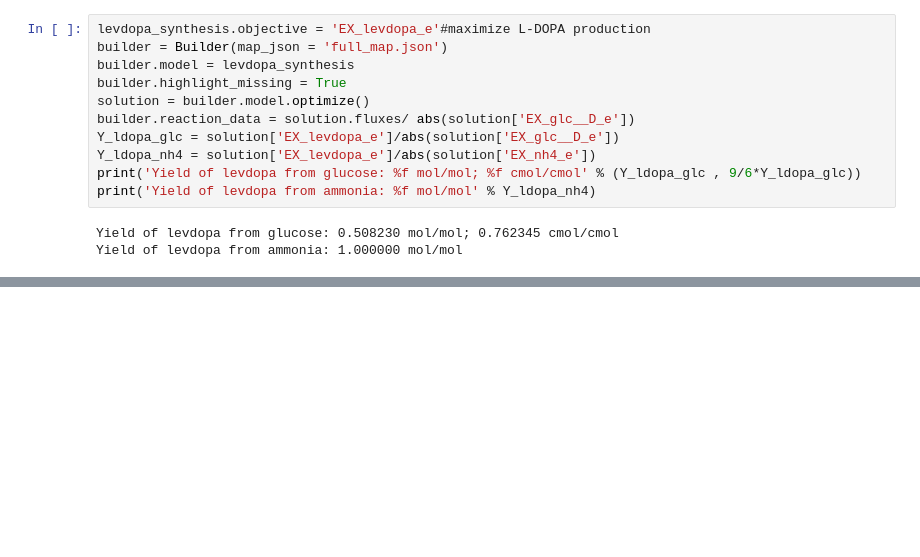
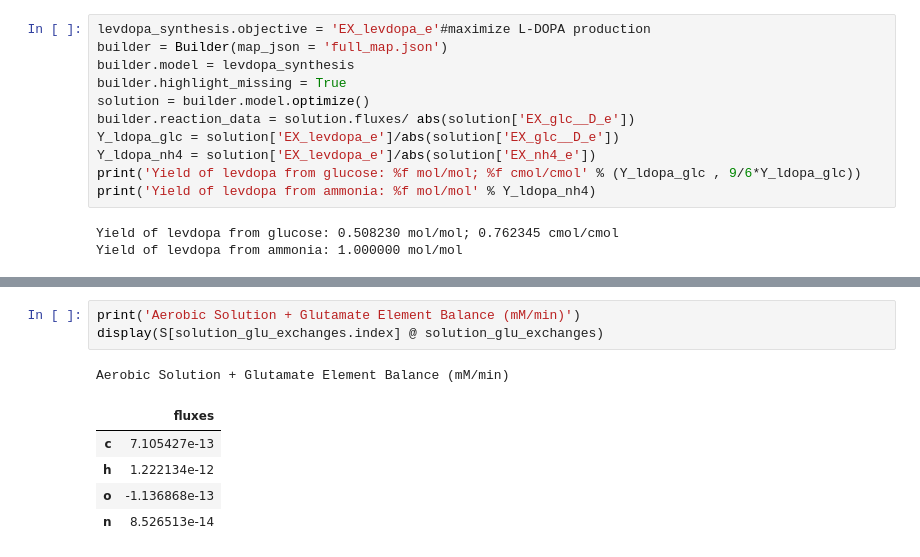
Before and after one commit to russell-stewart/levdopa_synthesis, a Jupyter notebook: presentation.ipynb, the cells around one changed output, grey strips where cells are left out. Saved outputs shown, nothing was run; the diff lists cells and outputs as text; blank space fills up the shorter version.

```diff
--- a/presentation.ipynb
+++ b/presentation.ipynb
@@ -213,0 +321,10 @@ Yield of levdopa from ammonia: 1.000000 mol/mol
+# %%
+print('Aerobic Solution + Glutamate Element Balance (mM/min)')
+display(S[solution_glu_exchanges.index] @ solution_glu_exchanges)
+# %% [output]
+Aerobic Solution + Glutamate Element Balance (mM/min)
+|  | fluxes |
+| c | 7.105427e-13 |
+| h | 1.222134e-12 |
+| o | -1.136868e-13 |
+| n | 8.526513e-14 |
```
Also changed, not shown: parts of 20 cells of this notebook, 6 other files.
